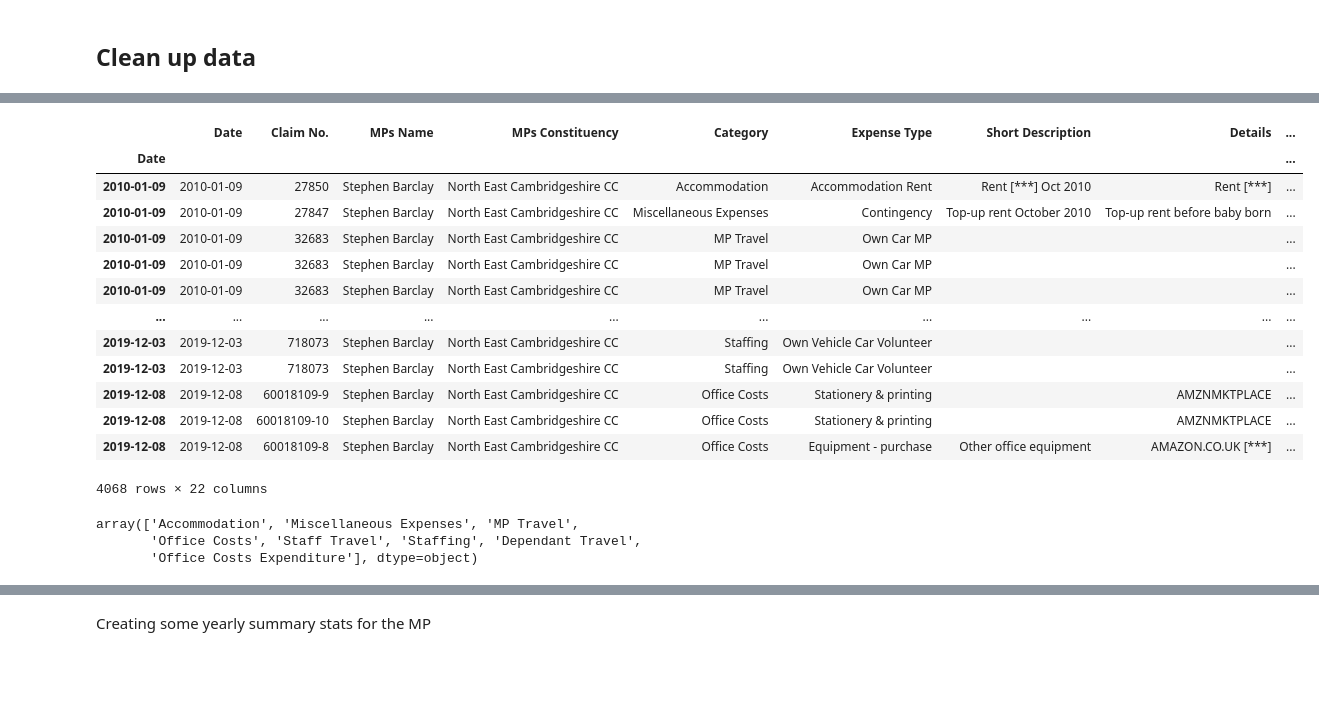
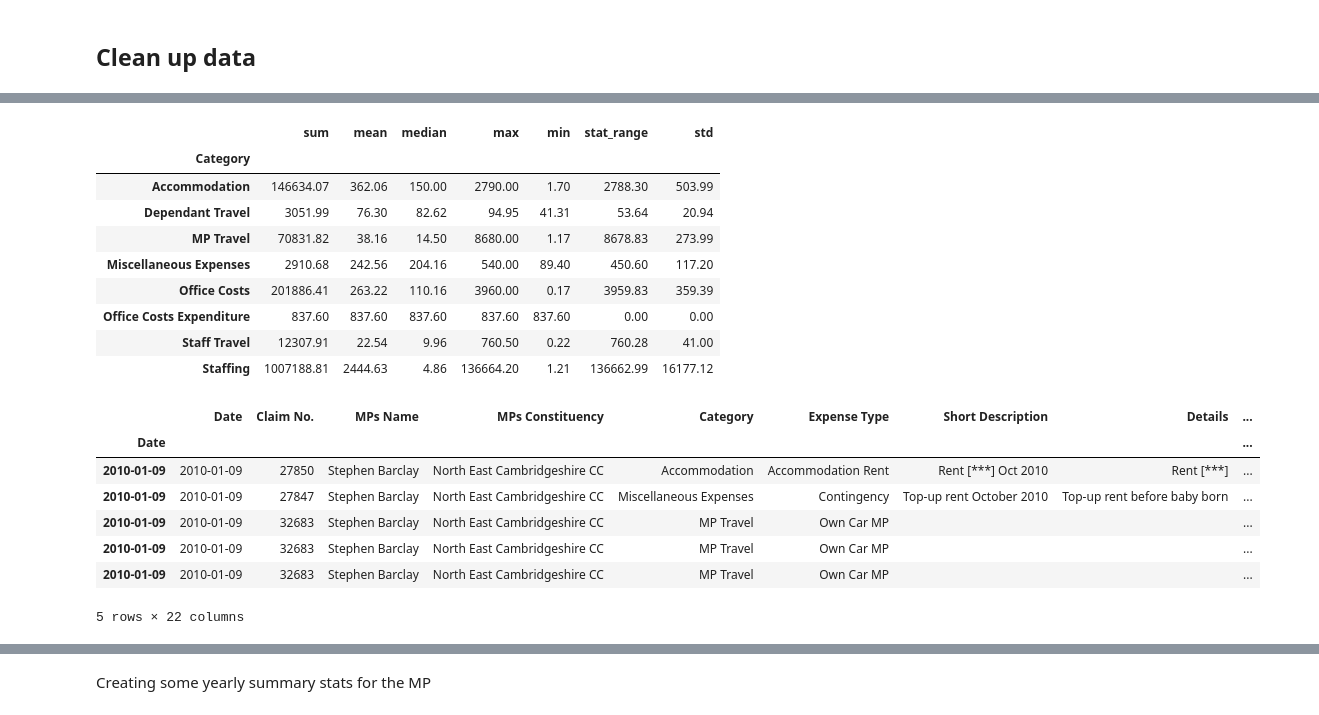
Before and after one commit to whitespider1066/MPExpenses, a Jupyter notebook: MPExpenses.ipynb, the cells around one changed output, grey strips where cells are left out. Cells and saved outputs as stored; diff of their text form; code cells hidden in the pictures; blank space fills up the shorter version.

```diff
--- a/MPExpenses.ipynb
+++ b/MPExpenses.ipynb
@@ -66,4 +75,4 @@ The MP that we are interested in investigating their expenses.
 If you are unsure who your MP is you can find out at [FindYourMP](https://members.parliament.uk/FindYourMP). Enter your post code and it will tell you who you MP is.
 **NOTE:** The name of your MP needs to match exactly as it appears in the csv file/dataframe. Otherwise it will not find anything.
 # %%
-localMP = "Stephen Barclay"
+LOCALMP = "Stephen Barclay"
@@ -73,7 +96,4 @@ create a dataframe for processing.
 # %%
-# These next two lines of code basically remove -ve values, which I have assumed means that the MP has repaid money
+# These next line of code basically removes -ve values, which I have assumed means that the MP has repaid money
 # to the IPSA.
-temp1DF = mpIndExp[mpIndExp['Amount Paid'] >= 0]
-amountPaid = temp1DF['Amount Paid']
-#create a list to hold the measures of 'average' for all the MPs
-data = [[amountPaid.mean(),amountPaid.median(),amountPaid.sum(),amountPaid.max(),amountPaid.min(),(amountPaid.max() - amountPaid.min())]]
+allMPsClaims = mpIndExp[mpIndExp['Amount Paid'] > 0]
@@ -84,0 +114,12 @@ localMPExpenses = localMPExpenses.sort_index()
+# %%
+# get the local MPs top level stats
+groupedExpenses = allMPsClaims.groupby('MPs Name')
+topLevelStats['LocalMP'] = [groupedExpenses.get_group(LOCALMP)['Amount Paid'].aggregate(sum),
+                            groupedExpenses.get_group(LOCALMP)['Amount Paid'].aggregate("mean"),
+                            groupedExpenses.get_group(LOCALMP)['Amount Paid'].aggregate("median"),
+                            groupedExpenses.get_group(LOCALMP)['Amount Paid'].aggregate(max),
+                            groupedExpenses.get_group(LOCALMP)['Amount Paid'].aggregate(min),
+                            groupedExpenses.get_group(LOCALMP)['Amount Paid'].aggregate(max)-groupedExpenses.get_group(LOCALMP)['Amount Paid'].aggregate(min),
+                            groupedExpenses.get_group(LOCALMP)['Amount Paid'].aggregate("std")]
+topLevelStats = topLevelStats.round(decimals=2)
+topLevelStats
@@ -85,23 +143,28 @@ localMPExpenses = localMPExpenses.sort_index()
+# %%
+localMPExpenses = groupedExpenses.get_group(LOCALMP)
+localMPSummaryExpenses = localMPExpenses.groupby('Category')['Amount Paid'].agg(['sum','mean', 'median', 'max', 'min',stat_range,'std'])
+localMPSummaryExpenses = localMPSummaryExpenses.round(decimals=2) # round to 2 decimal places
+localMPSummaryExpenses = localMPSummaryExpenses.fillna(0.0) # replace any NaN with a zero
+localMPSummaryExpenses
+# %% [output]
+|  | sum | mean | median | max | min | stat_range | std |
+| Category |  |  |  |  |  |  |  |
+| Accommodation | 146634.07 | 362.06 | 150.00 | 2790.00 | 1.70 | 2788.30 | 503.99 |
+| Dependant Travel | 3051.99 | 76.30 | 82.62 | 94.95 | 41.31 | 53.64 | 20.94 |
+| MP Travel | 70831.82 | 38.16 | 14.50 | 8680.00 | 1.17 | 8678.83 | 273.99 |
+| Miscellaneous Expenses | 2910.68 | 242.56 | 204.16 | 540.00 | 89.40 | 450.60 | 117.20 |
+| Office Costs | 201886.41 | 263.22 | 110.16 | 3960.00 | 0.17 | 3959.83 | 359.39 |
+| Office Costs Expenditure | 837.60 | 837.60 | 837.60 | 837.60 | 837.60 | 0.00 | 0.00 |
+| Staff Travel | 12307.91 | 22.54 | 9.96 | 760.50 | 0.22 | 760.28 | 41.00 |
+| Staffing | 1007188.81 | 2444.63 | 4.86 | 136664.20 | 1.21 | 136662.99 | 16177.12 |
 # %%
-localMPExpenses
+localMPExpenses.head()
 # %% [output]
 |  | Date | Claim No. | MPs Name | MPs Constituency | Category | Expense Type | Short Description | Details | ... |
 | Date |  |  |  |  |  |  |  |  | ... |
 | 2010-01-09 | 2010-01-09 | 27850 | Stephen Barclay | North East Cambridgeshire CC | Accommodation | Accommodation Rent | Rent [***] Oct 2010 | Rent [***] | ... |
 | 2010-01-09 | 2010-01-09 | 27847 | Stephen Barclay | North East Cambridgeshire CC | Miscellaneous Expenses | Contingency | Top-up rent October 2010 | Top-up rent before baby born | ... |
 | 2010-01-09 | 2010-01-09 | 32683 | Stephen Barclay | North East Cambridgeshire CC | MP Travel | Own Car MP |  |  | ... |
 | 2010-01-09 | 2010-01-09 | 32683 | Stephen Barclay | North East Cambridgeshire CC | MP Travel | Own Car MP |  |  | ... |
 | 2010-01-09 | 2010-01-09 | 32683 | Stephen Barclay | North East Cambridgeshire CC | MP Travel | Own Car MP |  |  | ... |
-| ... | ... | ... | ... | ... | ... | ... | ... | ... | ... |
-| 2019-12-03 | 2019-12-03 | 718073 | Stephen Barclay | North East Cambridgeshire CC | Staffing | Own Vehicle Car Volunteer |  |  | ... |
-| 2019-12-03 | 2019-12-03 | 718073 | Stephen Barclay | North East Cambridgeshire CC | Staffing | Own Vehicle Car Volunteer |  |  | ... |
-| 2019-12-08 | 2019-12-08 | 60018109-9 | Stephen Barclay | North East Cambridgeshire CC | Office Costs | Stationery & printing |  | AMZNMKTPLACE | ... |
-| 2019-12-08 | 2019-12-08 | 60018109-10 | Stephen Barclay | North East Cambridgeshire CC | Office Costs | Stationery & printing |  | AMZNMKTPLACE | ... |
-| 2019-12-08 | 2019-12-08 | 60018109-8 | Stephen Barclay | North East Cambridgeshire CC | Office Costs | Equipment - purchase | Other office equipment | AMAZON.CO.UK [***] | ... |
-4068 rows × 22 columns
+5 rows × 22 columns
-# %%
-localMPExpenses.Category.unique()
-# %% [output]
-array(['Accommodation', 'Miscellaneous Expenses', 'MP Travel',
-       'Office Costs', 'Staff Travel', 'Staffing', 'Dependant Travel',
-       'Office Costs Expenditure'], dtype=object)
```
Also changed, not shown: parts of 40 cells of this notebook, 3 other files.
